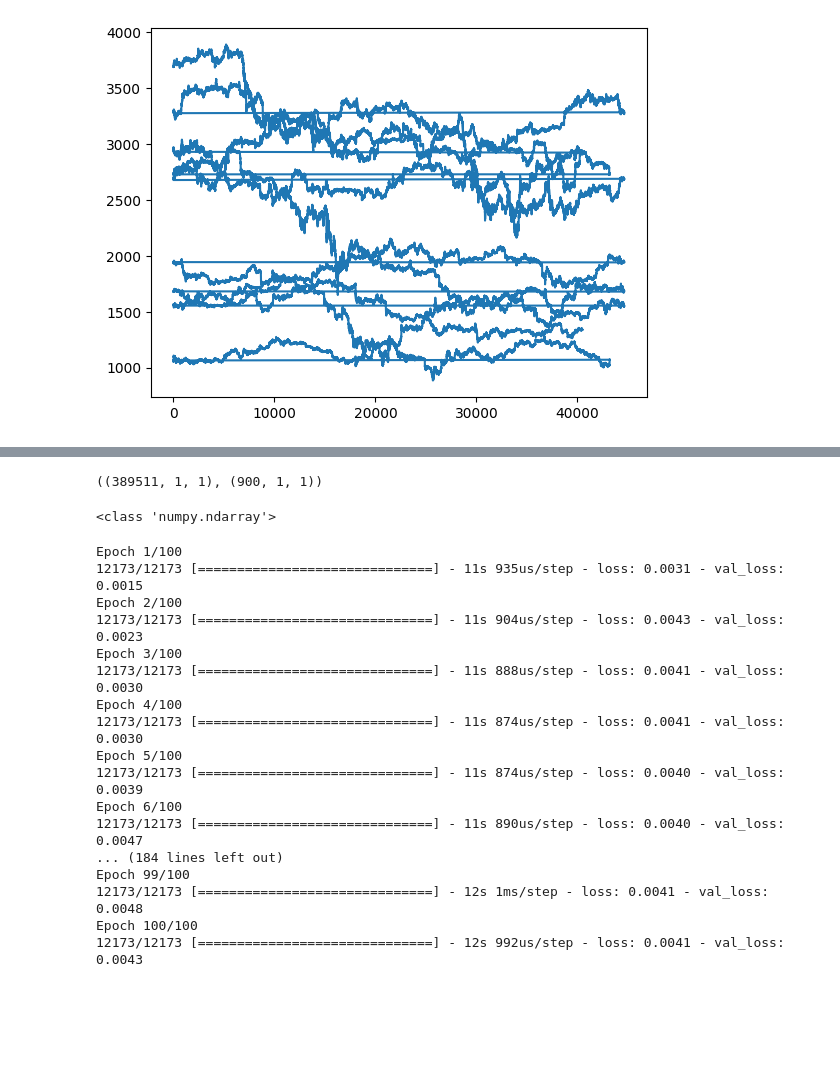
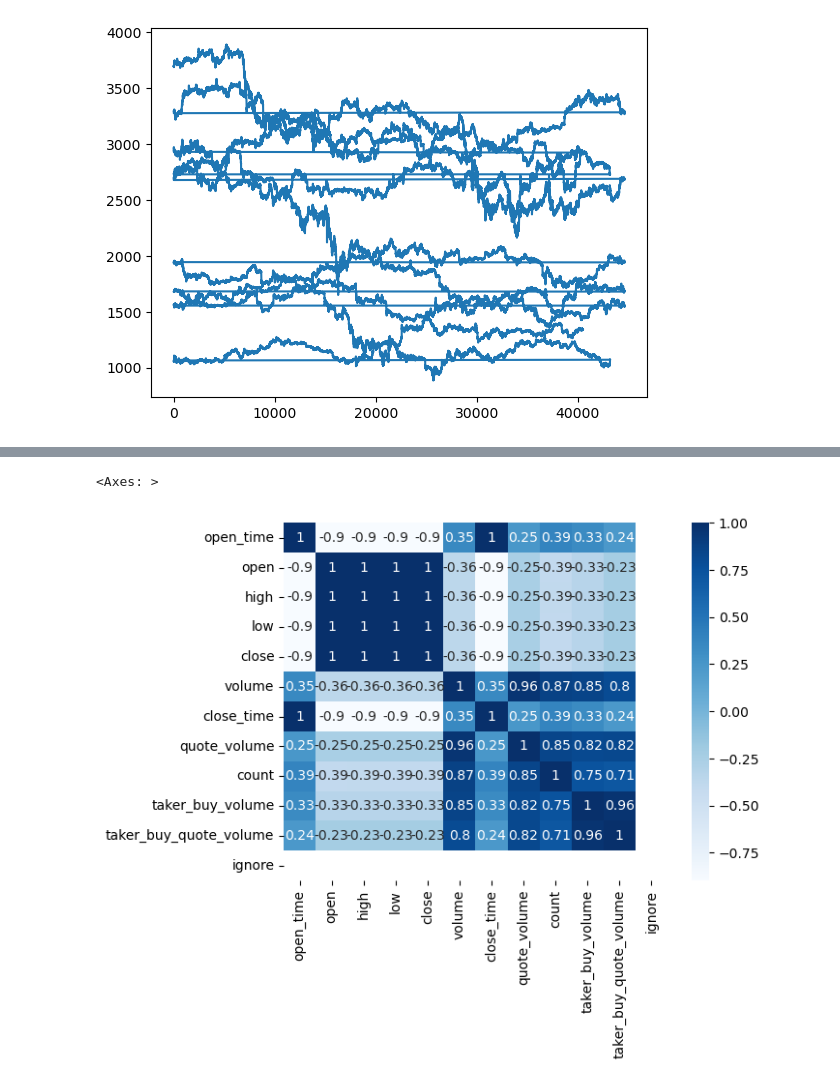
Before and after one commit to sehyunsix/Auto-trading, a Jupyter notebook: Crypto.ipynb, the cells around one changed output, grey strips where cells are left out. Saved outputs shown, nothing was run; the diff lists cells and outputs as text; code cells hidden in the pictures; blank space fills up the shorter version.

```diff
--- a/Crypto.ipynb
+++ b/Crypto.ipynb
@@ -215,4 +131,0 @@ test_X = test_X.values.reshape(test_X.shape[0], 1, 1)
-# %%
-train_X.shape, test_X.shape
-# %% [output]
-((389511, 1, 1), (900, 1, 1))
@@ -225,24 +132,5 @@ model.compile(loss='mean_squared_error', optimizer='adam')
-# %%
-print(type(train_X))
-# %% [output]
-<class 'numpy.ndarray'>
-# %%
-history = model.fit(train_X, train_y, epochs=100, batch_size=32, verbose=1, shuffle=False, validation_data=(test_X, test_y))
-# %% [output]
-Epoch 1/100
-12173/12173 [==============================] - 11s 935us/step - loss: 0.0031 - val_loss: 0.0015
-Epoch 2/100
-12173/12173 [==============================] - 11s 904us/step - loss: 0.0043 - val_loss: 0.0023
-Epoch 3/100
-12173/12173 [==============================] - 11s 888us/step - loss: 0.0041 - val_loss: 0.0030
-Epoch 4/100
-12173/12173 [==============================] - 11s 874us/step - loss: 0.0041 - val_loss: 0.0030
-Epoch 5/100
-12173/12173 [==============================] - 11s 874us/step - loss: 0.0040 - val_loss: 0.0039
-Epoch 6/100
-12173/12173 [==============================] - 11s 890us/step - loss: 0.0040 - val_loss: 0.0047
-... (184 lines left out)
-Epoch 99/100
-12173/12173 [==============================] - 12s 1ms/step - loss: 0.0041 - val_loss: 0.0048
-Epoch 100/100
-12173/12173 [==============================] - 12s 992us/step - loss: 0.0041 - val_loss: 0.0043
+# %%
+sns.heatmap(BTC.corr(), annot=True, cmap='Blues')
+# %% [output]
+<Axes: >
+[figure, added]
```
Also changed, not shown: parts of 37 cells of this notebook, 13 other files.
